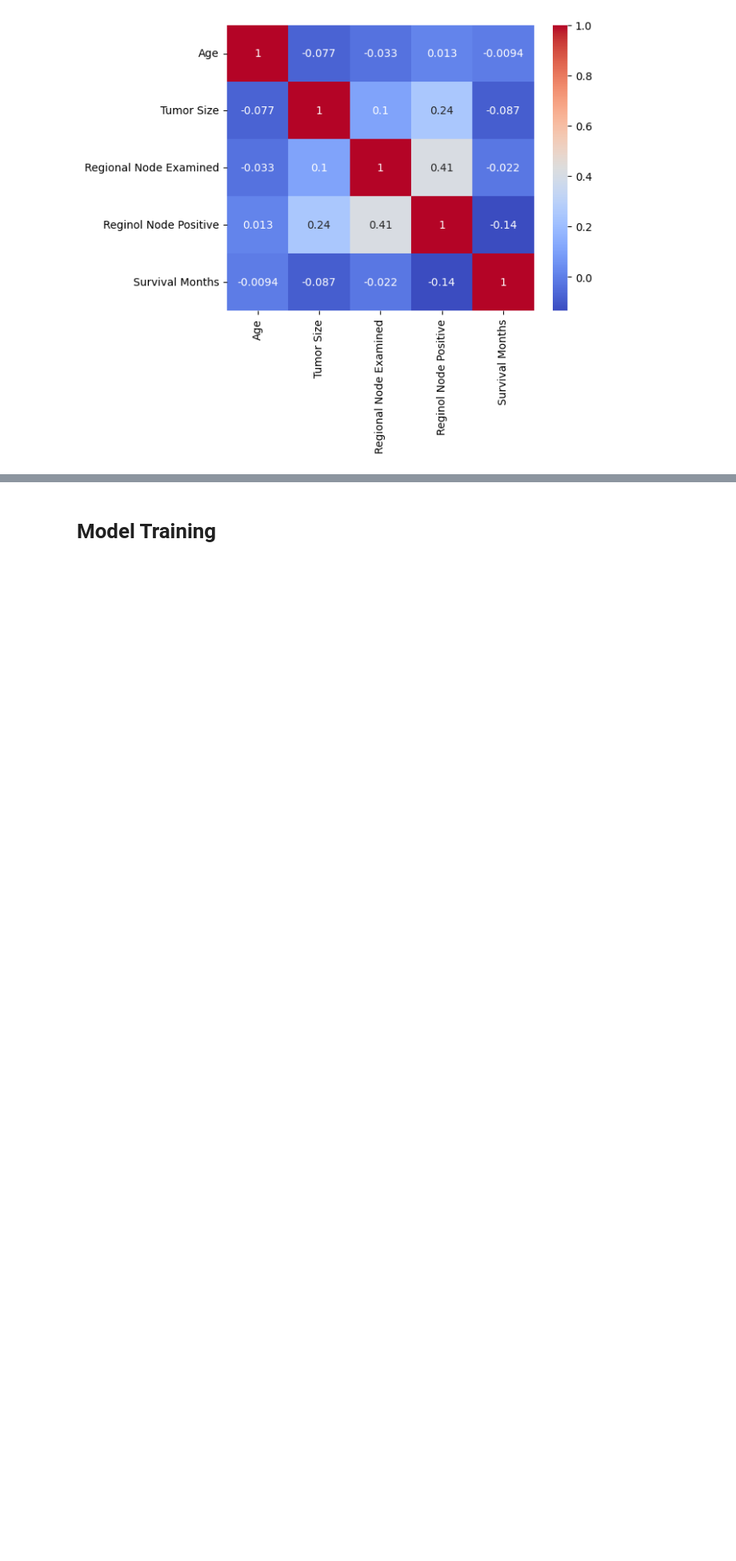
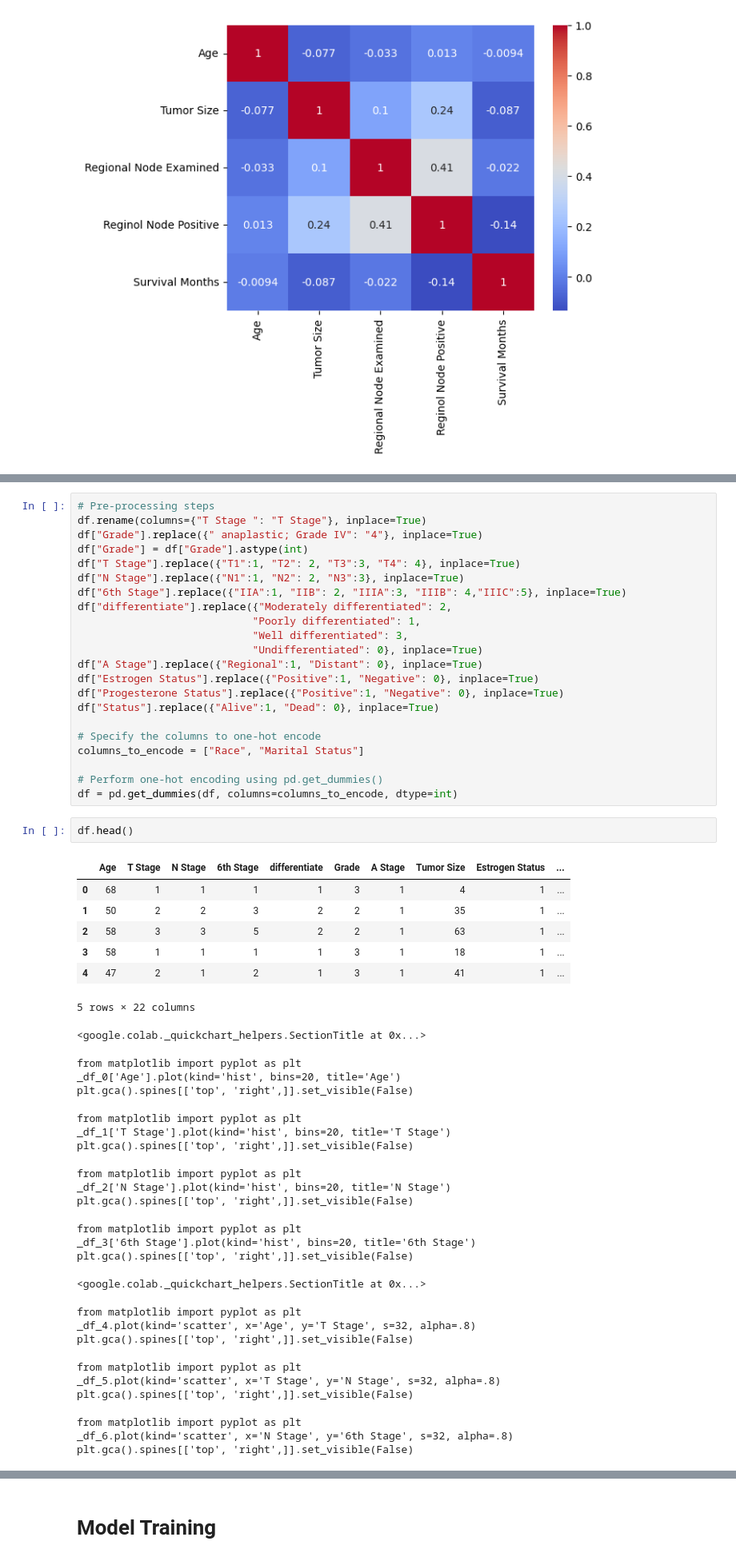
Before and after one commit to Manav-Khandurie/Breast-Cancer-ML-Models, a Jupyter notebook: BreastCancerMLModels.ipynb, the cells around one changed output, grey strips where cells are left out. Shown: that part at 80% size. Drawn from its saved outputs; the diff is of its cells as text; blank space fills up the shorter version.

```diff
--- a/BreastCancerMLModels.ipynb
+++ b/BreastCancerMLModels.ipynb
@@ -65,0 +85,55 @@ plt.show()
+# %%
+# Pre-processing steps
+df.rename(columns={"T Stage ": "T Stage"}, inplace=True)
+df["Grade"].replace({" anaplastic; Grade IV": "4"}, inplace=True)
+df["Grade"] = df["Grade"].astype(int)
+df["T Stage"].replace({"T1":1, "T2": 2, "T3":3, "T4": 4}, inplace=True)
+df["N Stage"].replace({"N1":1, "N2": 2, "N3":3}, inplace=True)
+df["6th Stage"].replace({"IIA":1, "IIB": 2, "IIIA":3, "IIIB": 4,"IIIC":5}, inplace=True)
+df["differentiate"].replace({"Moderately differentiated": 2,
+                            "Poorly differentiated": 1,
+                            "Well differentiated": 3,
+                            "Undifferentiated": 0}, inplace=True)
+df["A Stage"].replace({"Regional":1, "Distant": 0}, inplace=True)
+df["Estrogen Status"].replace({"Positive":1, "Negative": 0}, inplace=True)
+df["Progesterone Status"].replace({"Positive":1, "Negative": 0}, inplace=True)
+df["Status"].replace({"Alive":1, "Dead": 0}, inplace=True)
+
+# Specify the columns to one-hot encode
+columns_to_encode = ["Race", "Marital Status"]
+
+# Perform one-hot encoding using pd.get_dummies()
+df = pd.get_dummies(df, columns=columns_to_encode, dtype=int)
+# %%
+df.head()
+# %% [output]
+|  | Age | T Stage | N Stage | 6th Stage | differentiate | Grade | A Stage | Tumor Size | Estrogen Status | ... |
+| 0 | 68 | 1 | 1 | 1 | 1 | 3 | 1 | 4 | 1 | ... |
+| 1 | 50 | 2 | 2 | 3 | 2 | 2 | 1 | 35 | 1 | ... |
+| 2 | 58 | 3 | 3 | 5 | 2 | 2 | 1 | 63 | 1 | ... |
+| 3 | 58 | 1 | 1 | 1 | 1 | 3 | 1 | 18 | 1 | ... |
+| 4 | 47 | 2 | 1 | 2 | 1 | 3 | 1 | 41 | 1 | ... |
+5 rows × 22 columns
+<google.colab._quickchart_helpers.SectionTitle at 0x...>
+from matplotlib import pyplot as plt
+_df_0['Age'].plot(kind='hist', bins=20, title='Age')
+plt.gca().spines[['top', 'right',]].set_visible(False)
+from matplotlib import pyplot as plt
+_df_1['T Stage'].plot(kind='hist', bins=20, title='T Stage')
+plt.gca().spines[['top', 'right',]].set_visible(False)
+from matplotlib import pyplot as plt
+_df_2['N Stage'].plot(kind='hist', bins=20, title='N Stage')
+plt.gca().spines[['top', 'right',]].set_visible(False)
+from matplotlib import pyplot as plt
+_df_3['6th Stage'].plot(kind='hist', bins=20, title='6th Stage')
+plt.gca().spines[['top', 'right',]].set_visible(False)
+<google.colab._quickchart_helpers.SectionTitle at 0x...>
+from matplotlib import pyplot as plt
+_df_4.plot(kind='scatter', x='Age', y='T Stage', s=32, alpha=.8)
+plt.gca().spines[['top', 'right',]].set_visible(False)
+from matplotlib import pyplot as plt
+_df_5.plot(kind='scatter', x='T Stage', y='N Stage', s=32, alpha=.8)
+plt.gca().spines[['top', 'right',]].set_visible(False)
+from matplotlib import pyplot as plt
+_df_6.plot(kind='scatter', x='N Stage', y='6th Stage', s=32, alpha=.8)
+plt.gca().spines[['top', 'right',]].set_visible(False)
```
Also changed, not shown: parts of 7 cells of this notebook.
